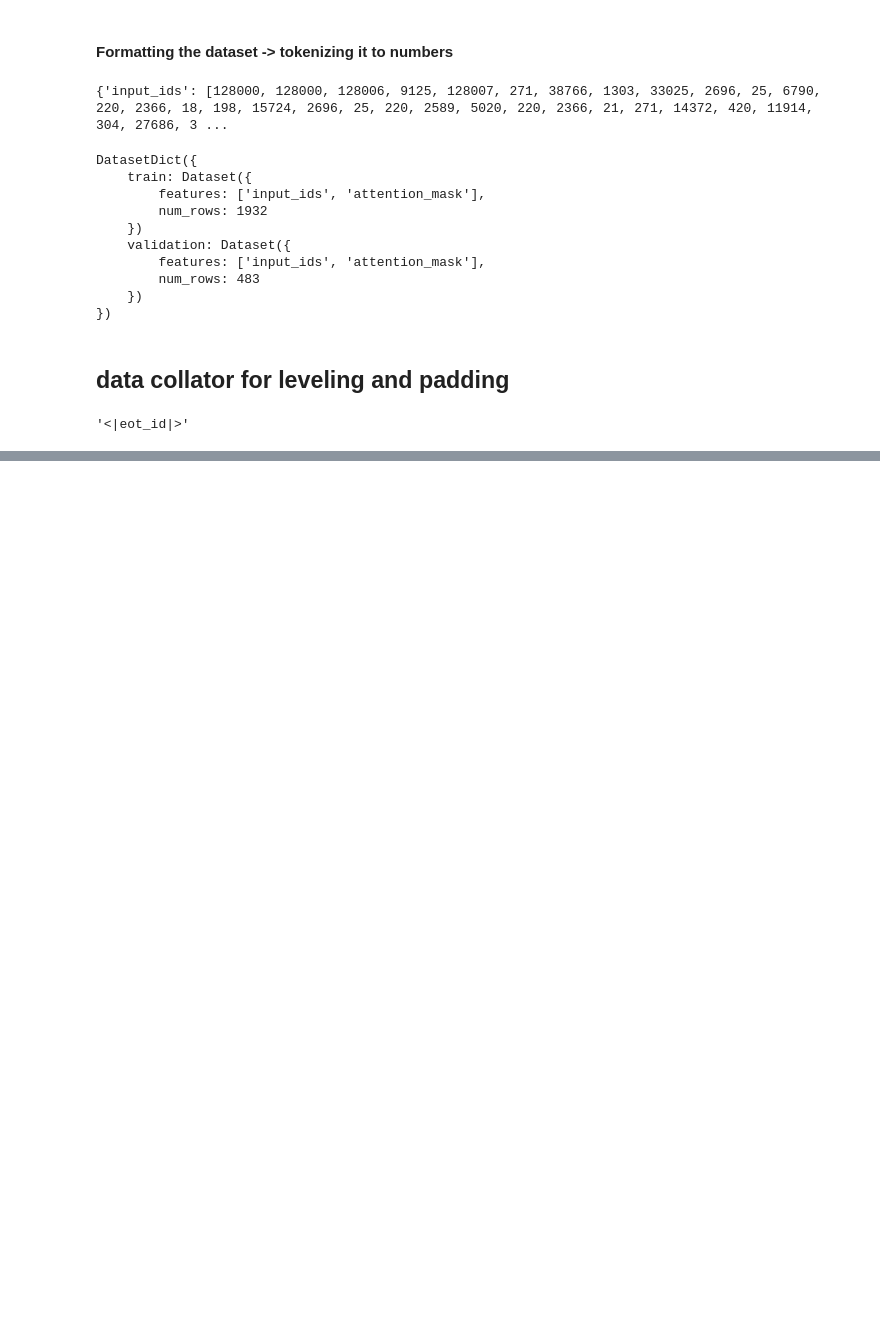
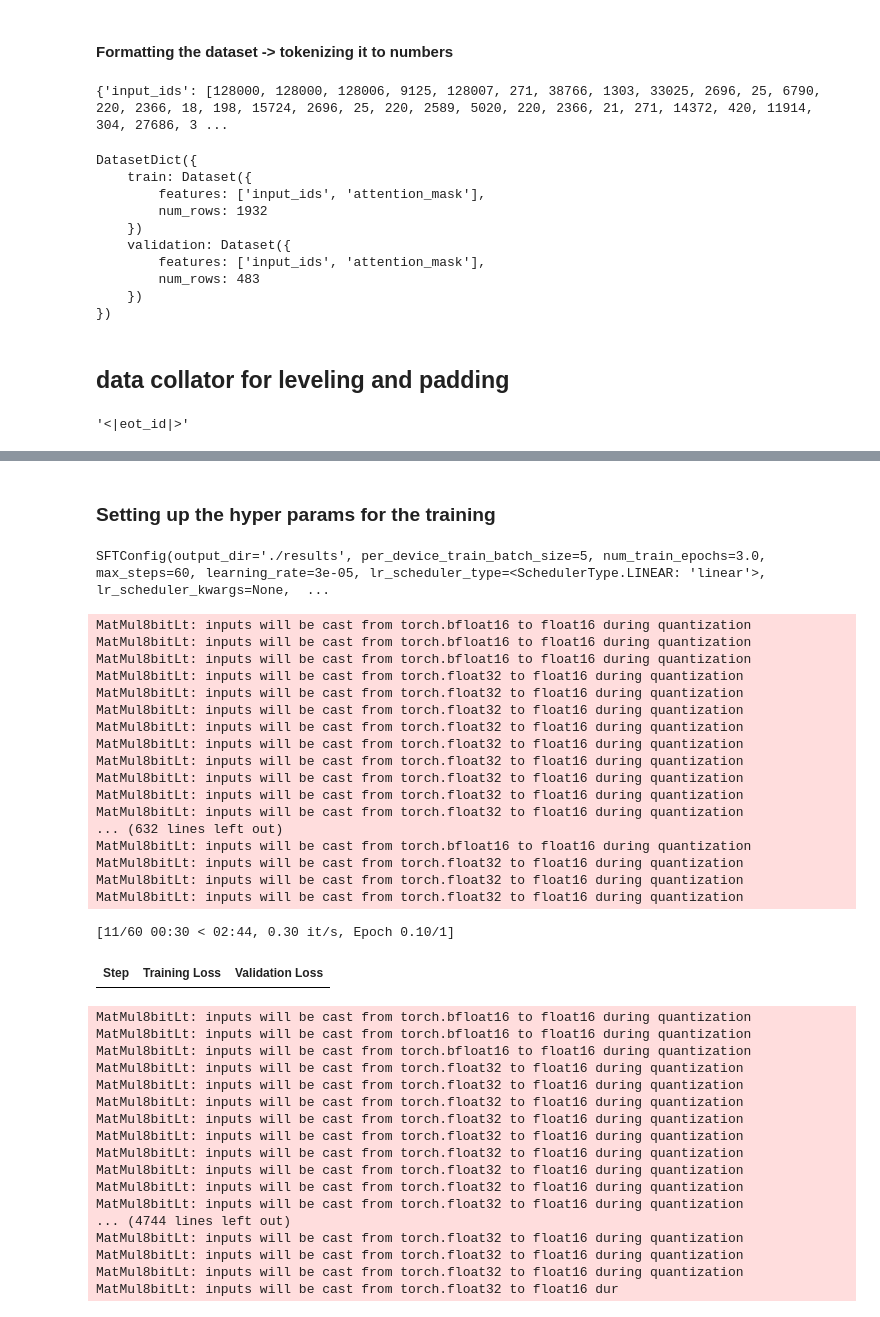
Before and after one commit to shankuriakose/finetuning, a Jupyter notebook: section1.ipynb, the cells around one changed output, grey strips where cells are left out. Cells and saved outputs as stored; diff of their text form; code cells hidden in the pictures; blank space fills up the shorter version.

Commit message:
Update section1 notebook with training run, ignore results/
Make setup script executable.

Co-Authored-By: Claude Opus 5.5 <noreply@anthropic.com>

```diff
--- a/section1.ipynb
+++ b/section1.ipynb
@@ -191,0 +253,76 @@ tokenizer.pad_token
+# %% [markdown]
+### Setting up the hyper params for the training
+# %%
+from trl import SFTTrainer, SFTConfig
+
+training_arguments = SFTConfig(
+    output_dir="./results",
+    dataset_kwargs={"skip_prepare_dataset": True}, # dataset is already tokenized, stops SFTTrainer adding an unpadded "labels" column
+    per_device_train_batch_size=5,
+    per_device_eval_batch_size=5,
+    eval_steps=10,
+    eval_strategy="steps", # Updated from deprecated evaluation_strategy
+    save_steps=20,
+    save_strategy="steps",
+    # num_train_epochs
+    max_steps=60,
+    learning_rate=3e-5,
+    weight_decay=0.01,
+    warmup_steps=5,
+    bf16=True, # model weights load as bfloat16, fp16 grad scaling fails on them
+    gradient_accumulation_steps=4,
+    optim="adamw_torch",
+    logging_steps=10,
+    report_to="none"
+)
+training_arguments
+# %% [output]
+SFTConfig(output_dir='./results', per_device_train_batch_size=5, num_train_epochs=3.0, max_steps=60, learning_rate=3e-05, lr_scheduler_type=<SchedulerType.LINEAR: 'linear'>, lr_scheduler_kwargs=None,  ...
+# %%
+trainer = SFTTrainer(
+    model=model_8bit_lora,
+    train_dataset=tokenized_dataset["train"],
+    eval_dataset=tokenized_dataset["validation"],
+    args=training_arguments,
+    data_collator=data_collator,
+    processing_class=tokenizer
+)
+
+trainer.train()
+# %% [output]
+MatMul8bitLt: inputs will be cast from torch.bfloat16 to float16 during quantization
+MatMul8bitLt: inputs will be cast from torch.bfloat16 to float16 during quantization
+MatMul8bitLt: inputs will be cast from torch.bfloat16 to float16 during quantization
+MatMul8bitLt: inputs will be cast from torch.float32 to float16 during quantization
+MatMul8bitLt: inputs will be cast from torch.float32 to float16 during quantization
+MatMul8bitLt: inputs will be cast from torch.float32 to float16 during quantization
+MatMul8bitLt: inputs will be cast from torch.float32 to float16 during quantization
+MatMul8bitLt: inputs will be cast from torch.float32 to float16 during quantization
+MatMul8bitLt: inputs will be cast from torch.float32 to float16 during quantization
+MatMul8bitLt: inputs will be cast from torch.float32 to float16 during quantization
+MatMul8bitLt: inputs will be cast from torch.float32 to float16 during quantization
+MatMul8bitLt: inputs will be cast from torch.float32 to float16 during quantization
+... (632 lines left out)
+MatMul8bitLt: inputs will be cast from torch.bfloat16 to float16 during quantization
+MatMul8bitLt: inputs will be cast from torch.float32 to float16 during quantization
+MatMul8bitLt: inputs will be cast from torch.float32 to float16 during quantization
+MatMul8bitLt: inputs will be cast from torch.float32 to float16 during quantization
+[11/60 00:30 < 02:44, 0.30 it/s, Epoch 0.10/1]
+| Step | Training Loss | Validation Loss |
+MatMul8bitLt: inputs will be cast from torch.bfloat16 to float16 during quantization
+MatMul8bitLt: inputs will be cast from torch.bfloat16 to float16 during quantization
+MatMul8bitLt: inputs will be cast from torch.bfloat16 to float16 during quantization
+MatMul8bitLt: inputs will be cast from torch.float32 to float16 during quantization
+MatMul8bitLt: inputs will be cast from torch.float32 to float16 during quantization
+MatMul8bitLt: inputs will be cast from torch.float32 to float16 during quantization
+MatMul8bitLt: inputs will be cast from torch.float32 to float16 during quantization
+MatMul8bitLt: inputs will be cast from torch.float32 to float16 during quantization
+MatMul8bitLt: inputs will be cast from torch.float32 to float16 during quantization
+MatMul8bitLt: inputs will be cast from torch.float32 to float16 during quantization
+MatMul8bitLt: inputs will be cast from torch.float32 to float16 during quantization
+MatMul8bitLt: inputs will be cast from torch.float32 to float16 during quantization
+... (4744 lines left out)
+MatMul8bitLt: inputs will be cast from torch.float32 to float16 during quantization
+MatMul8bitLt: inputs will be cast from torch.float32 to float16 during quantization
+MatMul8bitLt: inputs will be cast from torch.float32 to float16 during quantization
+MatMul8bitLt: inputs will be cast from torch.float32 to float16 dur
```
Also changed, not shown: parts of 4 cells of this notebook, 2 other files.
